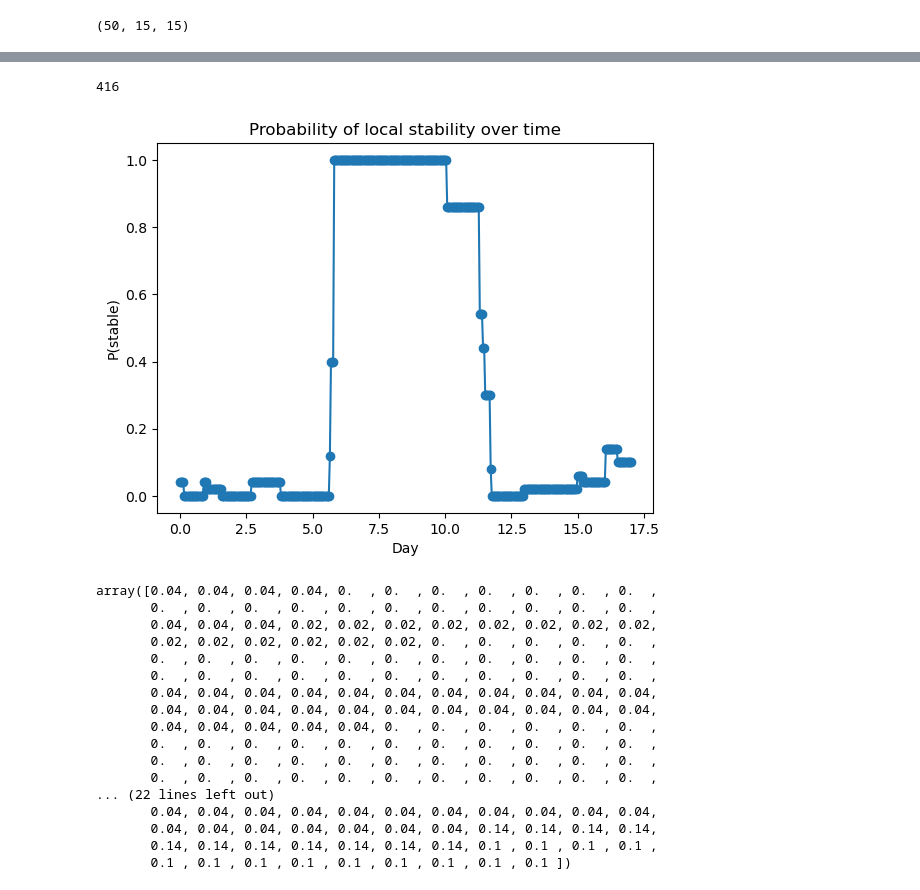
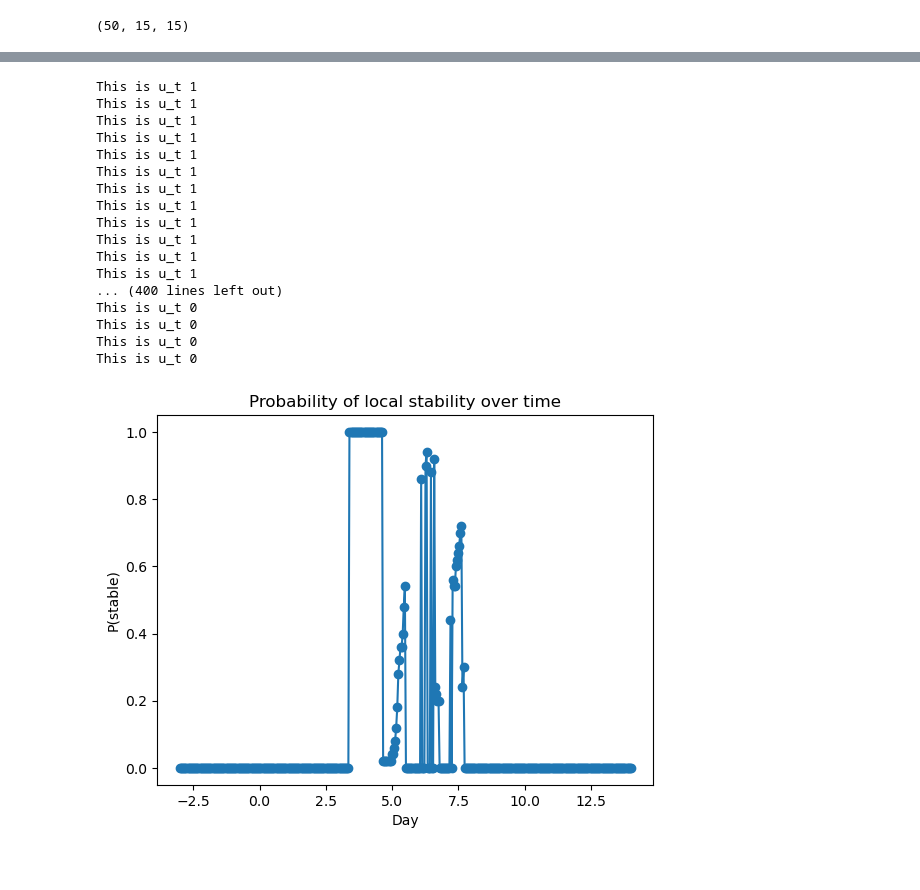
Before and after one commit to haydengallo/glv_dfba, a Jupyter notebook: stability_analysis_testing.ipynb, the cells around one changed output, grey strips where cells are left out. Cells and saved outputs as stored; diff of their text form; code cells hidden in the pictures.

```diff
--- a/stability_analysis_testing.ipynb
+++ b/stability_analysis_testing.ipynb
@@ -178,0 +160,2 @@ mean_perturbations
+# %%
+perturbations = perturbations[0]
@@ -282,6 +291,8 @@ smoothed_abun_df.head()
 | 36173253c63ad49abc12361a0b3304eb | 5.264788e+08 | 5.686839e+08 | 6.083128e+08 | 6.445988e+08 | 6.768572e+08 | ... |
 | 391821255f31ef94686927f4fba6fbc3 | 7.162489e+07 | 1.026539e+08 | 1.437429e+08 | 1.967578e+08 | 2.634177e+08 | ... |
 5 rows × 416 columns
+# %%
+num_abx_tpoints = len(smoothed_abun_df.T.loc['-3.0':'0.0',:])
 # %%
 np.max(smoothed_abun_df.sum(axis=0))
 # %% [output]
@@ -296,3 +307,15 @@ abun_array.shape
 interactions.shape
 # %% [output]
 (50, 15, 15)
+# %%
+'''
+l2_norm = []
+
+for i in range(0,len(rel_abun)):
+    if i == 0:
+        continue
+    else:
+        temp = np.linalg.norm(rel_abun[i] - rel_abun[i-1])
+        l2_norm.append(temp)
+        print(temp)
+'''
@@ -596,32 +672,27 @@ P_stable(t): [0.04 0.04 0.04 0.04 0.   0.   0.   0.   0.   0.   0.   0.   0.   0
-# %%
-len(np.linspace(0,17,416))
-# %% [output]
-416
 # %%
-plt.plot(np.linspace(0,17,416), stability_prob, marker='o')
+test, stable_t_points = stability_analysis_main(smoothed_abun_df, interactions, growths, .0005, .90, perturbations, num_abx_tpoints)
+
+plt.plot(np.linspace(-3,14,416), test, marker='o')
 plt.xlabel('Day')
 plt.ylabel('P(stable)')
 plt.title('Probability of local stability over time')
 plt.show()
 # %% [output]
+This is u_t 1
+This is u_t 1
+This is u_t 1
+This is u_t 1
+This is u_t 1
+This is u_t 1
+This is u_t 1
+This is u_t 1
+This is u_t 1
+This is u_t 1
+This is u_t 1
+This is u_t 1
+... (400 lines left out)
+This is u_t 0
+This is u_t 0
+This is u_t 0
+This is u_t 0
-[figure, old version]
+[figure, new version]
-# %%
-stability_prob
-# %% [output]
-array([0.04, 0.04, 0.04, 0.04, 0.  , 0.  , 0.  , 0.  , 0.  , 0.  , 0.  ,
-       0.  , 0.  , 0.  , 0.  , 0.  , 0.  , 0.  , 0.  , 0.  , 0.  , 0.  ,
-       0.04, 0.04, 0.04, 0.02, 0.02, 0.02, 0.02, 0.02, 0.02, 0.02, 0.02,
-       0.02, 0.02, 0.02, 0.02, 0.02, 0.02, 0.  , 0.  , 0.  , 0.  , 0.  ,
-       0.  , 0.  , 0.  , 0.  , 0.  , 0.  , 0.  , 0.  , 0.  , 0.  , 0.  ,
-       0.  , 0.  , 0.  , 0.  , 0.  , 0.  , 0.  , 0.  , 0.  , 0.  , 0.  ,
-       0.04, 0.04, 0.04, 0.04, 0.04, 0.04, 0.04, 0.04, 0.04, 0.04, 0.04,
-       0.04, 0.04, 0.04, 0.04, 0.04, 0.04, 0.04, 0.04, 0.04, 0.04, 0.04,
-       0.04, 0.04, 0.04, 0.04, 0.04, 0.  , 0.  , 0.  , 0.  , 0.  , 0.  ,
-       0.  , 0.  , 0.  , 0.  , 0.  , 0.  , 0.  , 0.  , 0.  , 0.  , 0.  ,
-       0.  , 0.  , 0.  , 0.  , 0.  , 0.  , 0.  , 0.  , 0.  , 0.  , 0.  ,
-       0.  , 0.  , 0.  , 0.  , 0.  , 0.  , 0.  , 0.  , 0.  , 0.  , 0.  ,
-... (22 lines left out)
-       0.04, 0.04, 0.04, 0.04, 0.04, 0.04, 0.04, 0.04, 0.04, 0.04, 0.04,
-       0.04, 0.04, 0.04, 0.04, 0.04, 0.04, 0.04, 0.14, 0.14, 0.14, 0.14,
-       0.14, 0.14, 0.14, 0.14, 0.14, 0.14, 0.14, 0.1 , 0.1 , 0.1 , 0.1 ,
-       0.1 , 0.1 , 0.1 , 0.1 , 0.1 , 0.1 , 0.1 , 0.1 , 0.1 ])
```
Also changed, not shown: parts of 40 cells of this notebook, 7 other files.
